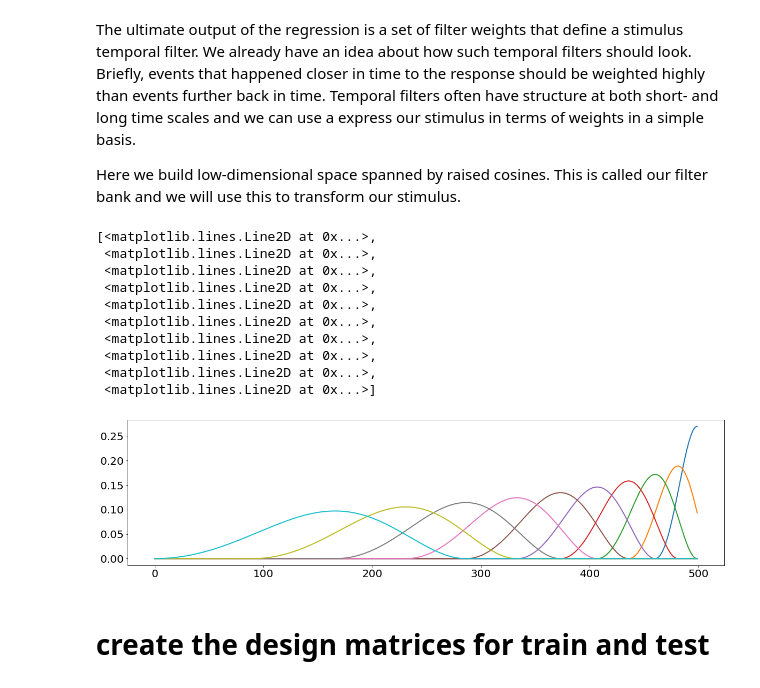
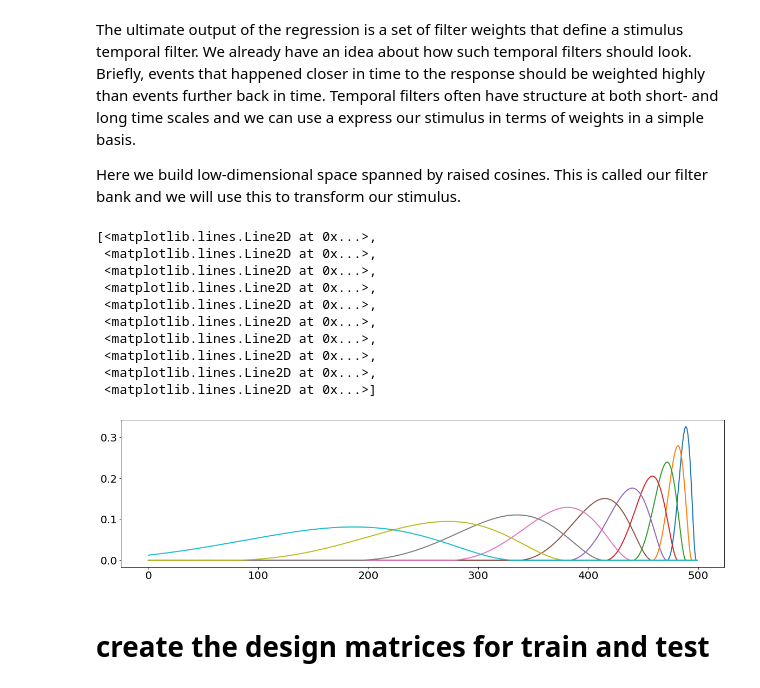
Before and after one commit to davidfox87/neuro_encoding_models, a Jupyter notebook: fitting_temporal_filter_models_to_behavior_data.ipynb, the cells around one changed output. Saved outputs shown, nothing was run; the diff lists cells and outputs as text; code cells hidden in the pictures.

```diff
--- a/fitting_temporal_filter_models_to_behavior_data.ipynb
+++ b/fitting_temporal_filter_models_to_behavior_data.ipynb
@@ -44,7 +44,7 @@ def make_bases(dur, stim_nbases, stretch, dt=0.02):
 	fs = 1. / dt
 	nkt = int(dur * fs)
 	stim_basis = RaisedCosine(100, stim_nbases, 1, 'stim')
-	stim_basis.makeNonlinearRaisedCosStim(.1, [.1, round(nkt/1.5)], stretch, nkt)  # first and last peak positions,
+	stim_basis.makeNonlinearRaisedCosStim(.1, [10, round(nkt/1.6)], stretch, nkt)  # first and last peak positions,
 
 	return stim_basis
 
@@ -114,33 +114,33 @@ Here we build low-dimensional space spanned by raised cosines. This is called ou
 # %%
 # make a set of basis functions
 # Fs = 50
 # nkt = 14 * Fs
 # nkt = 17 * Fs
 # cos_basis = RaisedCosine(100, 10, 1, 'stim')
 # cos_basis.makeNonlinearRaisedCosStim(0.1, [1, round(nkt / 1.2)], 1, nkt)  # first and last peak positions,
 # fig, ax = plt.subplots(figsize=(30,5))
 # ax.plot(cos_basis.B)
 # ax.set_xticks([0, 200, 400, 600])
 # ax.set_xticklabels(['-12', '-8', '-4', '0'])
 # ax.set_xlabel('Time (s)')
 # fig.suptitle('Basis vector space to represent temporal filter')
 
 
-stim_basis = make_bases(10., 10, 100)
+stim_basis = make_bases(10., 10, 10)
 fig, ax = plt.subplots(1, 1, figsize=[20, 5])
 ax.plot(stim_basis.B)
 # %% [output]
 [<matplotlib.lines.Line2D at 0x...>,
  <matplotlib.lines.Line2D at 0x...>,
  <matplotlib.lines.Line2D at 0x...>,
  <matplotlib.lines.Line2D at 0x...>,
  <matplotlib.lines.Line2D at 0x...>,
  <matplotlib.lines.Line2D at 0x...>,
  <matplotlib.lines.Line2D at 0x...>,
  <matplotlib.lines.Line2D at 0x...>,
  <matplotlib.lines.Line2D at 0x...>,
  <matplotlib.lines.Line2D at 0x...>]
-[figure, old version]
+[figure, new version]
 # %%
 train_dspec.addRegressorContinuous(basis=cos_basis)
 test_dspec.addRegressorContinuous(basis=cos_basis)
```
Also changed, not shown: parts of 4 cells of this notebook.
